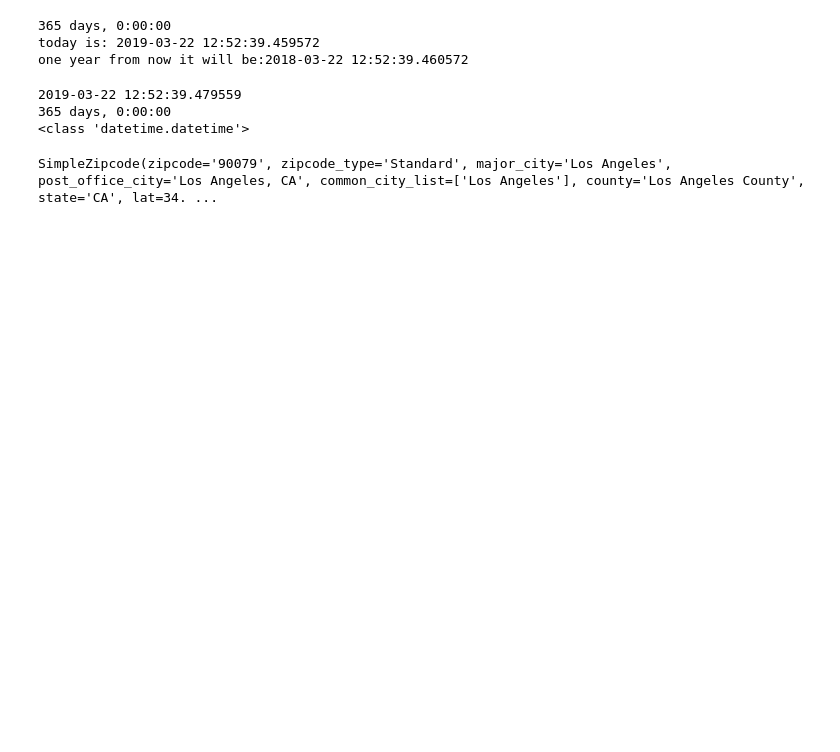
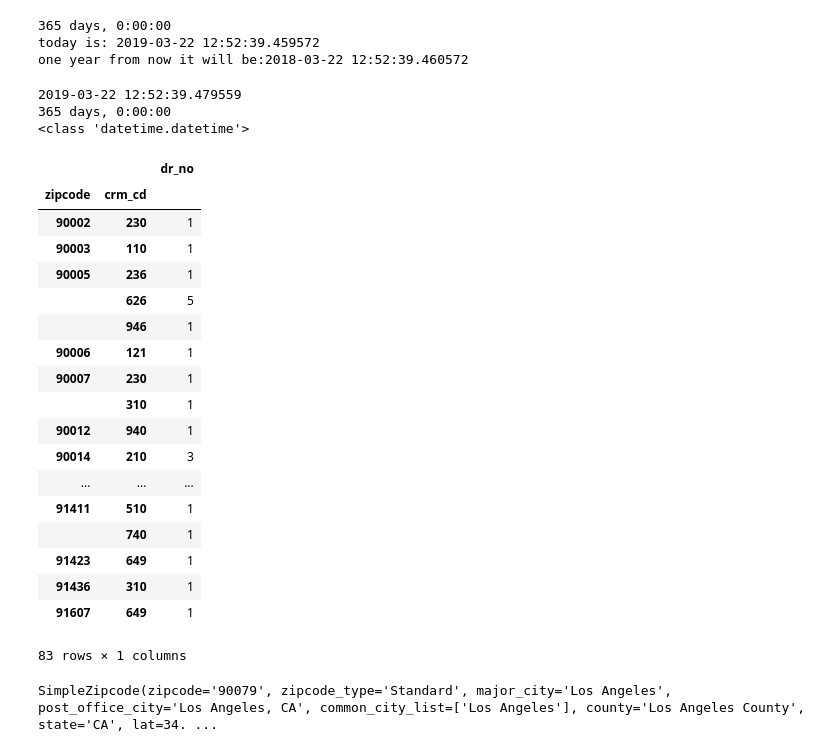
Before and after one commit to frederikdebruyker/Los-Angeles-Crime-Statistics, a Jupyter notebook: los_angeles_crime_statistics.ipynb, the cells around one changed output. Cells and saved outputs as stored; diff of their text form; code cells hidden in the pictures; blank space fills up the shorter version.

```diff
--- a/los_angeles_crime_statistics.ipynb
+++ b/los_angeles_crime_statistics.ipynb
@@ -12,7 +12,7 @@ pd.options.display.max_columns=100
 client = Socrata("data.lacity.org", None)
 
 # results = client.get("7fvc-faax", limit=2000000)
-results = client.get("7fvc-faax", limit=200)
+results = client.get("7fvc-faax", limit=10000)
 
 # Convert to pandas DataFrame
 results_df = pd.DataFrame.from_records(results)
@@ -58,12 +58,18 @@ zipcode = []
 year_single = '2000'
 year = []
 for i in range(rows):
+    # single values for readability
     lattitude = float(results_df['location_1'][i]['coordinates'][1])
     longitude = float(results_df['location_1'][i]['coordinates'][0])
     year_single = results_df['date_occ'][i][:4]
+    # append to arrays
+    print(f'{i},{lattitude},{longitude}')
     lon.append(longitude)
     lat.append(lattitude)
-    zipcode.append(search.by_coordinates(lattitude, longitude, radius=2, returns=1)[0].zipcode)
+    try:
+        zipcode.append(search.by_coordinates(lattitude, longitude, radius=100, returns=1)[0].zipcode)
+    except:
+        zipcode.append('000000')
     year.append(year_single)
 results_df['lat'] = lat
 results_df['lon'] = lon
@@ -110,6 +126,33 @@ print(type(now))
 2019-03-22 12:52:39.479559
 365 days, 0:00:00
 <class 'datetime.datetime'>
+# %%
+# group by zipcode /crm_cd ; count number of crimes (dr_no) for year 2018
+aggregation = {
+     'dr_no': 'nunique'
+}
+df_1 = results_df.groupby(['zipcode','crm_cd']).agg(aggregation)
+df_1
+# %% [output]
+|  |  | dr_no |
+| zipcode | crm_cd |  |
+| 90002 | 230 | 1 |
+| 90003 | 110 | 1 |
+| 90005 | 236 | 1 |
+|  | 626 | 5 |
+|  | 946 | 1 |
+| 90006 | 121 | 1 |
+| 90007 | 230 | 1 |
+|  | 310 | 1 |
+| 90012 | 940 | 1 |
+| 90014 | 210 | 3 |
+| ... | ... | ... |
+| 91411 | 510 | 1 |
+|  | 740 | 1 |
+| 91423 | 649 | 1 |
+| 91436 | 310 | 1 |
+| 91607 | 649 | 1 |
+83 rows × 1 columns
 # %%
 # rolling year
 # %%
```
Also changed, not shown: parts of 3 cells of this notebook.
